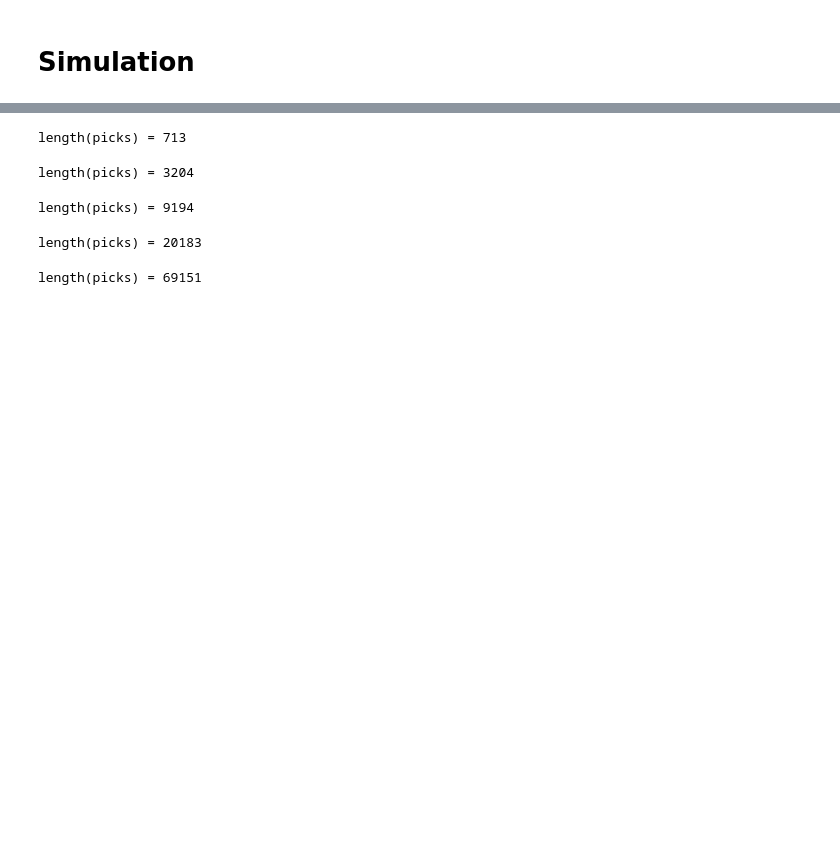
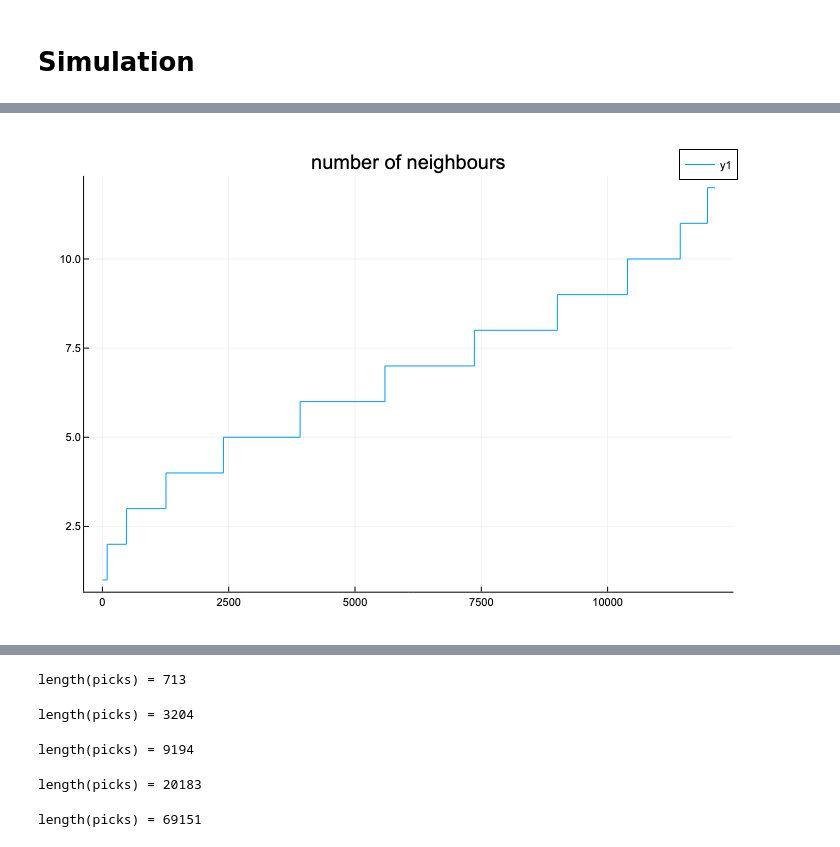
Before and after one commit to axsk/Sqra.jl, a Jupyter notebook: notebooks/lennardjones sqra picking vs sparse.ipynb, the cells around one changed output, grey strips where cells are left out. Drawn from its saved outputs; the diff is of its cells as text; code cells hidden in the pictures; blank space fills up the shorter version.

```diff
--- a/notebooks/lennardjones sqra picking vs sparse.ipynb
+++ b/notebooks/lennardjones sqra picking vs sparse.ipynb
@@ -223,0 +101,4 @@ plot();
+# %%
+plot(sum(r.Q .> 0, dims=1)|>vec|>sort, title="number of neighbours")
+# %% [output]
+[figure, added]
```
Also changed, not shown: parts of 50 cells of this notebook, 6 other files.
